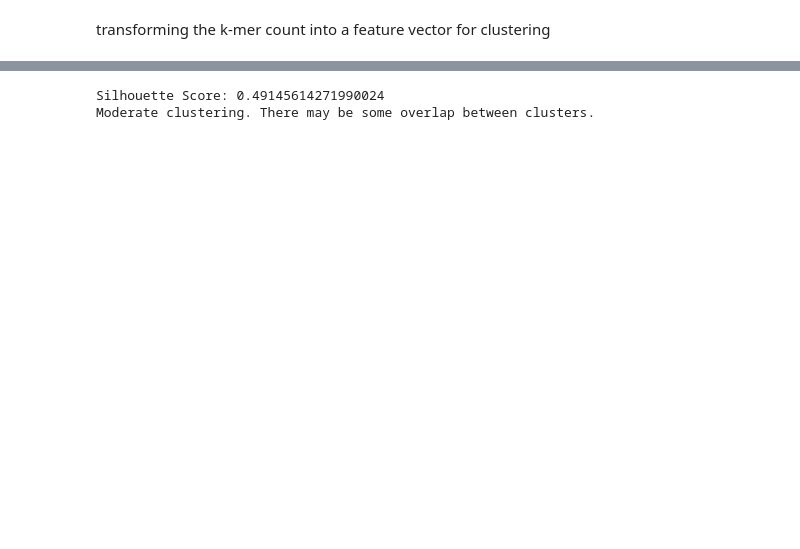
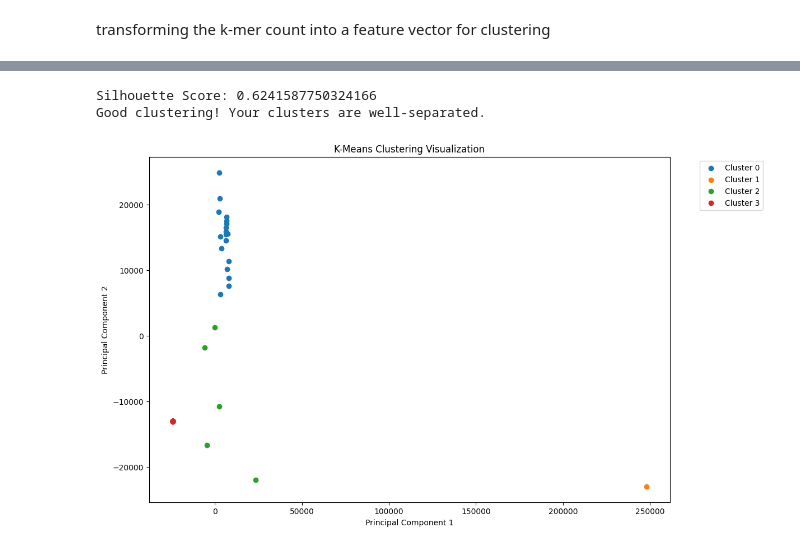
Before and after one commit to AdeebMo/Genominer, a Jupyter notebook: data-mining.ipynb, the cells around one changed output, grey strips where cells are left out. Saved outputs shown, nothing was run; the diff lists cells and outputs as text; code cells hidden in the pictures; blank space fills up the shorter version.

```diff
--- a/data-mining.ipynb
+++ b/data-mining.ipynb
@@ -11,13 +11,14 @@ folder_path = "./unzipped_mt_datasets/"
 genomes = []
 
 # Extract full header information for clarity
-for filename in os.listdir(folder_path):
-    if filename.endswith(".fa") or filename.endswith(".fasta"):
-        file_path = os.path.join(folder_path, filename)
-        record = next(SeqIO.parse(file_path, "fasta"))
-        # Store the file name and actual sequence
-        genomes.append((filename, str(record.seq)))  # Include the sequence as a string
-
+for root, dirs, files in os.walk(folder_path):
+    for filename in files:
+        if filename.endswith(".fa") or filename.endswith(".fas"):
+            file_path = os.path.join(root, filename)
+            record = next(SeqIO.parse(file_path, "fasta"))
+            # Store the file name with folder name as prefix and actual sequence
+            prefixed_filename = os.path.join(os.path.basename(root), filename)
+            genomes.append((prefixed_filename, str(record.seq)))  # Include the sequence as a string
 
 # Print the loaded genomes to verify
 print(f"Loaded genomes:")
@@ -36,13 +47,13 @@ splits the sequence into 6-mers and displays a sample
 # %%
 from collections import Counter
 
-def k_mer_count(sequence, k=6):
+def k_mer_count(sequence, k=4):
     """Counts k-mers in the sequence."""
     return Counter([sequence[i:i + k] for i in range(len(sequence) - k + 1)])
 
 # Generate k-mer counts for each genome
 kmer_vectors = []
-k = 6  # Define k value
+k = 4  # Define k value
 for genome_id, sequence in genomes:
     if len(sequence) >= k:  # Only process sequences long enough for k-mers
         kmer_counts = k_mer_count(sequence, k=k)
@@ -54,7 +65,7 @@ for genome_id, sequence in genomes:
 if kmer_vectors:
     first_non_empty = next((kv for kv in kmer_vectors if kv), None)  # Find the first non-empty Counter
     if first_non_empty:
-        print(f"Sample 6-mer counts: {list(first_non_empty.items())[:10]}")
+        print(f"Sample 9-mer counts: {list(first_non_empty.items())[:10]}")
     else:
         print("No valid k-mers found in the data.")
 else:
@@ -77,7 +88,7 @@ Feature Vector Shape: (6, 4102)
 from sklearn.cluster import KMeans
 
 # Apply K-means clustering with 3 clusters
-kmeans = KMeans(n_clusters=3, random_state=42).fit(X)
+kmeans = KMeans(n_clusters=4, random_state=42).fit(X)
 
 # Output the cluster labels for each genome
 for i, (genome_id, _) in enumerate(genomes):
@@ -110,5 +132,26 @@ elif 0.2 <= sil_score <= 0.5:
 else:
     print("Poor clustering. Consider adjusting the number of clusters or using a different algorithm.")
 # %% [output]
-Silhouette Score: 0.49145614271990024
-Moderate clustering. There may be some overlap between clusters.
+Silhouette Score: 0.6241587750324166
+Good clustering! Your clusters are well-separated.
+# %%
+import matplotlib.pyplot as plt
+from sklearn.decomposition import PCA
+
+# Reduce dimensionality for visualization
+pca = PCA(n_components=2)
+X_pca = pca.fit_transform(X)
+
+# Plot the clusters
+plt.figure(figsize=(12, 8))
+for cluster in range(4):  # Adjust if you change n_clusters
+    cluster_points = X_pca[kmeans.labels_ == cluster]
+    plt.scatter(cluster_points[:, 0], cluster_points[:, 1], label=f"Cluster {cluster}")
+
+plt.title("K-Means Clustering Visualization")
+plt.xlabel("Principal Component 1")
+plt.ylabel("Principal Component 2")
+plt.legend(bbox_to_anchor=(1.05, 1), loc='upper left')
+plt.show()
+# %% [output]
+[figure, added]
```
Also changed, not shown: parts of 6 cells of this notebook.
